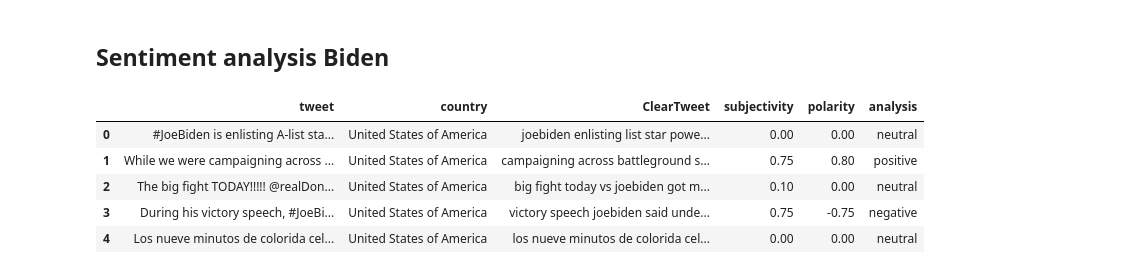
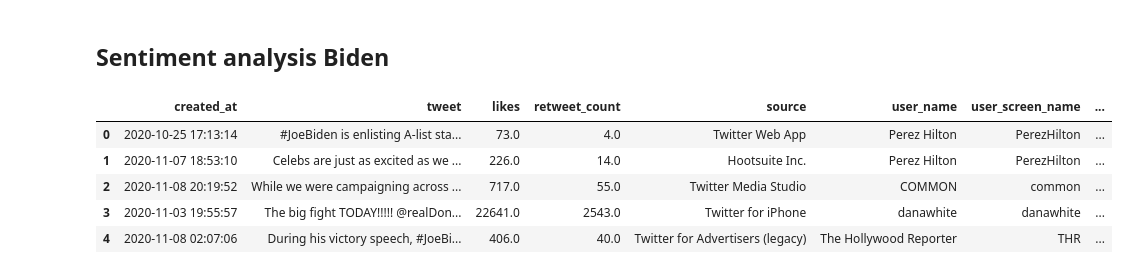
Before and after one commit to akhilsingh-dev/us-election-tweets, a Jupyter notebook: notebooks/senti.ipynb, the cells around one changed output. Cells and saved outputs as stored; diff of their text form; code cells hidden in the pictures.

```diff
--- a/notebooks/senti.ipynb
+++ b/notebooks/senti.ipynb
@@ -255,24 +250,24 @@ word_cloud(trump_tweets['ClearTweet'])
 # %% [markdown]
 ## Sentiment analysis Biden
 # %%
-biden_tweets = df.query('(candidate == "biden")').sort_values('user_followers_count',ascending = False).drop_duplicates(['user_name'])[['tweet','country']]
+biden_tweets = df.query('(candidate == "biden")').sort_values('user_followers_count',ascending = False)#.drop_duplicates(['user_name'])[['tweet','country']]
 biden_tweets = biden_tweets.dropna().loc[biden_tweets.country == 'United States of America']
 
 biden_tweets.reset_index(inplace = True, drop = True)
 
 biden_tweets['ClearTweet'] = biden_tweets['tweet'].progress_apply(clean)
 
 biden_tweets['subjectivity']= biden_tweets['ClearTweet'].progress_apply(getSubjectivity)
 biden_tweets['polarity']    = biden_tweets['ClearTweet'].progress_apply(getPolarity)
 biden_tweets['analysis']    = biden_tweets['polarity'].progress_apply(getAnalysis)
 biden_tweets.head()
 # %% [output]
-|  | tweet | country | ClearTweet | subjectivity | polarity | analysis |
-| 0 | #JoeBiden is enlisting A-list sta... | United States of America | joebiden enlisting list star powe... | 0.00 | 0.00 | neutral |
-| 1 | While we were campaigning across ... | United States of America | campaigning across battleground s... | 0.75 | 0.80 | positive |
-| 2 | The big fight TODAY!!!!! @realDon... | United States of America | big fight today vs joebiden got m... | 0.10 | 0.00 | neutral |
-| 3 | During his victory speech, #JoeBi... | United States of America | victory speech joebiden said unde... | 0.75 | -0.75 | negative |
-| 4 | Los nueve minutos de colorida cel... | United States of America | los nueve minutos de colorida cel... | 0.00 | 0.00 | neutral |
+|  | created_at | tweet | likes | retweet_count | source | user_name | user_screen_name | ... |
+| 0 | 2020-10-25 17:13:14 | #JoeBiden is enlisting A-list sta... | 73.0 | 4.0 | Twitter Web App | Perez Hilton | PerezHilton | ... |
+| 1 | 2020-11-07 18:53:10 | Celebs are just as excited as we ... | 226.0 | 14.0 | Hootsuite Inc. | Perez Hilton | PerezHilton | ... |
+| 2 | 2020-11-08 20:19:52 | While we were campaigning across ... | 717.0 | 55.0 | Twitter Media Studio | COMMON | common | ... |
+| 3 | 2020-11-03 19:55:57 | The big fight TODAY!!!!! @realDon... | 22641.0 | 2543.0 | Twitter for iPhone | danawhite | danawhite | ... |
+| 4 | 2020-11-08 02:07:06 | During his victory speech, #JoeBi... | 406.0 | 40.0 | Twitter for Advertisers (legacy) | The Hollywood Reporter | THR | ... |
 # %%
 biden_tweets.shape
 # %% [output]
```
Also changed, not shown: parts of 17 cells of this notebook.
